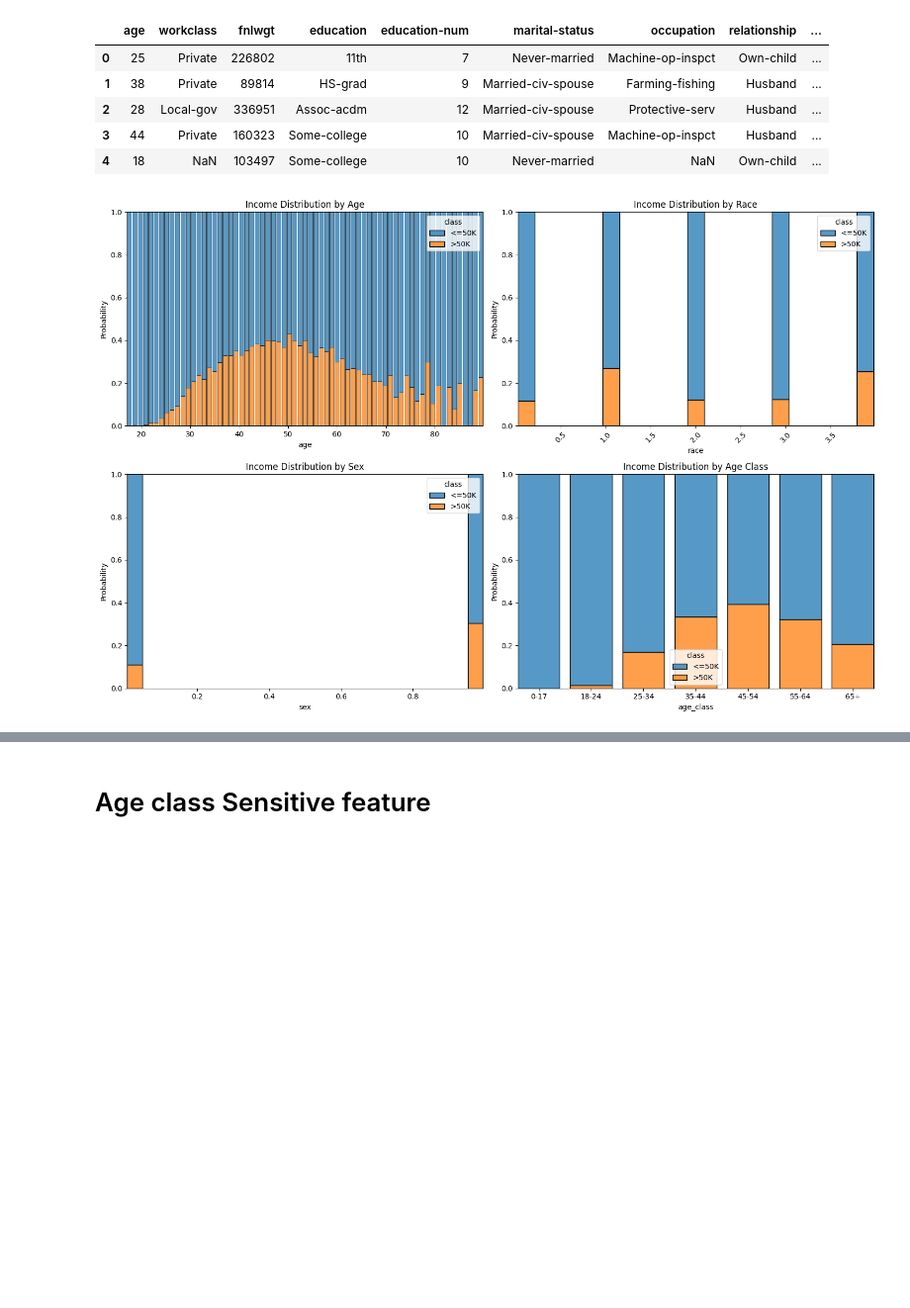
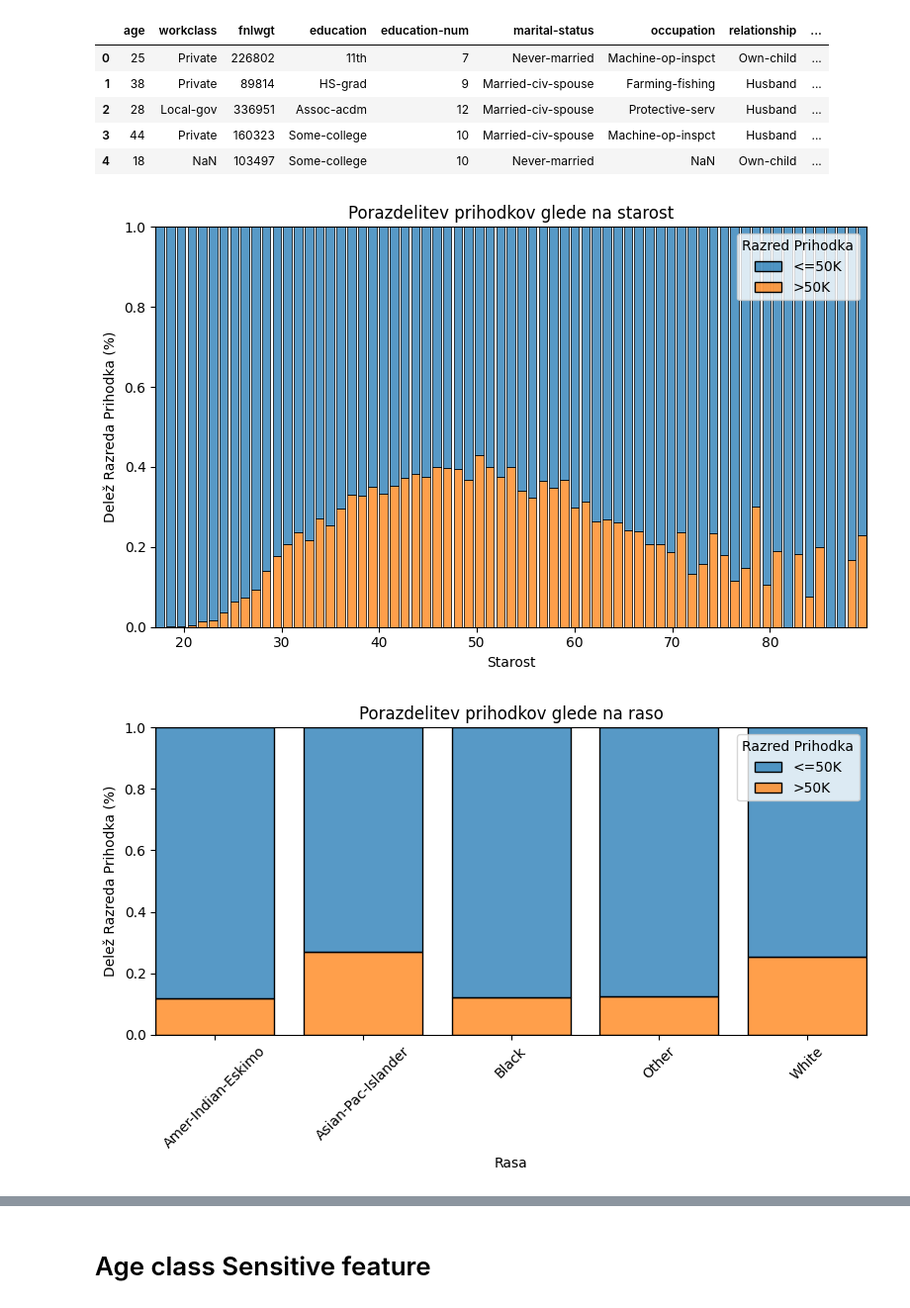
Before and after one commit to trdin/FairStudentTeacher, a Jupyter notebook: models_eval/other_sensitive_features_k_split_fairness_model_compare.ipynb, the cells around one changed output, grey strips where cells are left out. Shown at 99% size. Drawn from its saved outputs; the diff is of its cells as text; code cells hidden in the pictures; blank space fills up the shorter version.

```diff
--- a/models_eval/other_sensitive_features_k_split_fairness_model_compare.ipynb
+++ b/models_eval/other_sensitive_features_k_split_fairness_model_compare.ipynb
@@ -49,27 +49,61 @@ df.head()
 | 3 | 44 | Private | 160323 | Some-college | 10 | Married-civ-spouse | Machine-op-inspct | Husband | ... |
 | 4 | 18 | NaN | 103497 | Some-college | 10 | Never-married | NaN | Own-child | ... |
 # %%
-"""Plots multiple graphs showing the distribution of income by different features."""
-df['age_class'] = pd.cut(df['age'], bins=[0, 18, 24, 34, 44, 54, 64, float('inf')],
-                         labels=['0-17', '18-24', '25-34', '35-44', '45-54', '55-64', '65+'])
+# Razdelitev starosti v razrede
+df["age_class"] = pd.cut(
+    df["age"],
+    bins=[0, 18, 24, 34, 44, 54, 64, float("inf")],
+    labels=["0-17", "18-24", "25-34", "35-44", "45-54", "55-64", "65+"],
+)
 
+df["Razred Prihodka"]  = df["class"]
 
-fig, axes = plt.subplots(2, 2, figsize=(15, 10))
-
-sns.histplot(data=df, x='age', hue='class', stat='probability', multiple='fill', shrink=.8, ax=axes[0, 0])
-axes[0, 0].set_title("Income Distribution by Age")
-
-sns.histplot(data=df, x='race', hue='class', stat='probability', multiple='fill', shrink=.8, ax=axes[0, 1])
-axes[0, 1].set_title("Income Distribution by Race")
-axes[0, 1].tick_params(axis='x', rotation=45)
-
-sns.histplot(data=df, x='sex', hue='class', stat='probability', multiple='fill', shrink=.8, ax=axes[1, 0])
-axes[1, 0].set_title("Income Distribution by Sex")
-
-sns.histplot(data=df, x='age_class', hue='class', stat='probability', multiple='fill', shrink=.8, ax=axes[1, 1])
-axes[1, 1].set_title("Income Distribution by Age Class")
-
+# Starost
+plt.figure(figsize=(8, 5))
+sns.histplot(
+    data=df, x="age", hue="Razred Prihodka", stat="probability", multiple="fill", shrink=0.8
+)
+plt.title("Porazdelitev prihodkov glede na starost")
+plt.xlabel("Starost")
+plt.ylabel("Delež Razreda Prihodka (%)")
 plt.tight_layout()
 plt.show()
+
+# Rasa
+plt.figure(figsize=(8, 5))
+sns.histplot(
+    data=df, x="race", hue="Razred Prihodka", stat="probability", multiple="fill", shrink=0.8
+)
+plt.title("Porazdelitev prihodkov glede na raso")
+plt.xlabel("Rasa")
+plt.ylabel("Delež Razreda Prihodka (%)")
+plt.xticks(rotation=45)
+plt.tight_layout()
+plt.show()
+
+# Spol
+plt.figure(figsize=(8, 5))
+sns.histplot(
+    data=df, x="sex", hue="Razred Prihodka", stat="probability", multiple="fill", shrink=0.8
+)
+plt.title("Porazdelitev prihodkov glede na spol")
+plt.xlabel("Spol")
+plt.ylabel("Delež Razreda Prihodka (%)")
+plt.tight_layout()
+plt.show()
+
+# Starostni razredi
+plt.figure(figsize=(8, 5))
+sns.histplot(
+    data=df, x="age_class", hue="Razred Prihodka", stat="probability", multiple="fill", shrink=0.8
+)
+plt.title("Porazdelitev prihodkov glede na starostne razrede")
+plt.xlabel("Starostni razred")
+plt.ylabel("Delež Razreda Prihodka (%)")
+plt.tight_layout()
+plt.show()
+
+df.drop(columns=["Razred Prihodka"], inplace=True)
 # %% [output]
-[figure, old version]
+[figure, new version]
+[figure, added]
```
Also changed, not shown: parts of 24 cells of this notebook, 5 other files.
